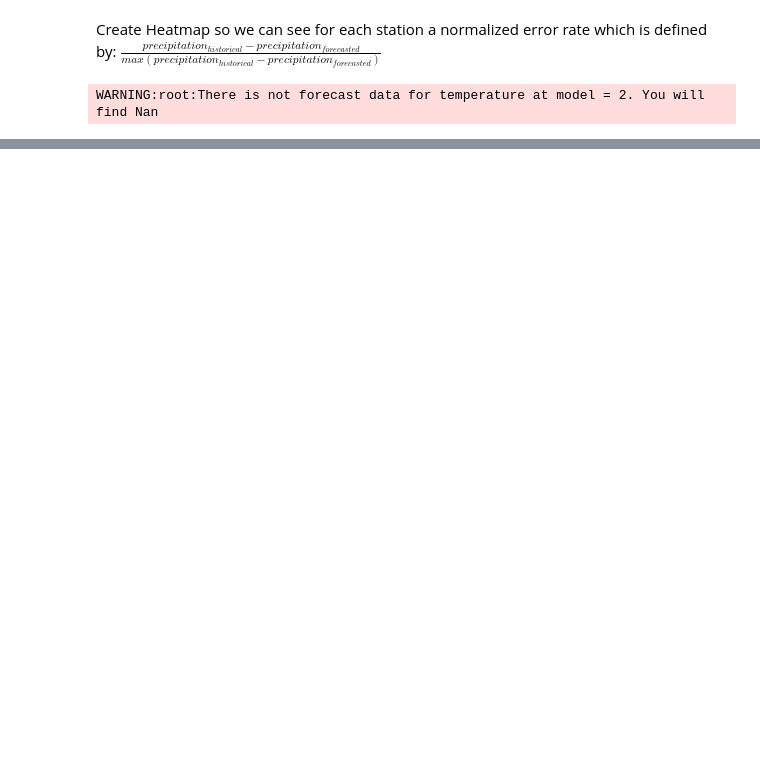
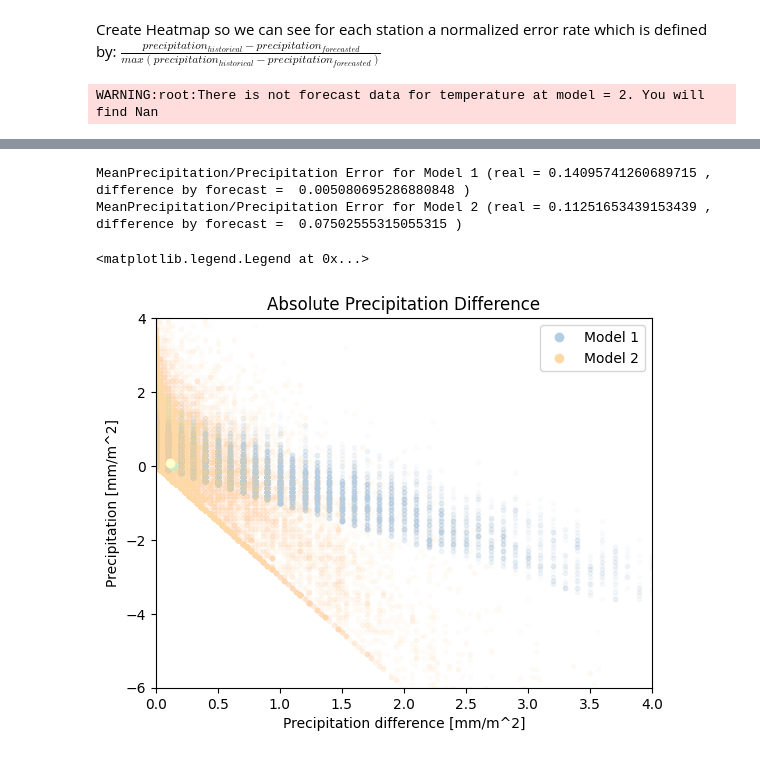
Before and after one commit to RobinU434/DataLiteracy, a Jupyter notebook: studies/11_01_24_LD_fig_BaWu_stations.ipynb, the cells around one changed output, grey strips where cells are left out. Drawn from its saved outputs; the diff is of its cells as text; code cells hidden in the pictures; blank space fills up the shorter version.

```diff
--- a/studies/11_01_24_LD_fig_BaWu_stations.ipynb
+++ b/studies/11_01_24_LD_fig_BaWu_stations.ipynb
@@ -216,0 +247,56 @@ Name: precipitation_error, dtype: float64
+# %%
+#Precipitation to difference
+sorted_by_precipitation_m1 = merge1.sort_values("precipitation_real")
+sorted_by_precipitation_m2 = merge2.sort_values("precipitation_real")
+sorted_by_precipitation_m2["precipitation_real"]=sorted_by_precipitation_m2["precipitation_real"]/3
+sorted_by_precipitation_m2["precipitation_forecast"]=sorted_by_precipitation_m2["precipitation_forecast"]/3
+# %%
+fig, ax = plt.subplots()
+
+#plot sorted values
+ax.scatter(sorted_by_precipitation_m1["precipitation_real"],
+           sorted_by_precipitation_m1["precipitation_error"],
+           c= cmap_color(0.2),
+           alpha= 0.05,
+           label = "Model 1",
+           marker = ".")
+ax.scatter(sorted_by_precipitation_m2["precipitation_real"],
+           sorted_by_precipitation_m2["precipitation_error"],
+           c= cmap_color(0.5),
+           alpha= 0.05,
+           label="Model 2",
+           marker = ".")
+
+#Plot mean
+ax.scatter(sorted_by_precipitation_m1["precipitation_real"].mean(),
+           sorted_by_precipitation_m1["precipitation_error"].mean(),
+             c= cmap_color(0.3),marker = "o")
+ax.scatter(sorted_by_precipitation_m2["precipitation_real"].mean(),
+           sorted_by_precipitation_m2["precipitation_error"].mean(),
+             c= cmap_color(0.6), marker = "o")
+ax.set(xlabel = "Precipitation difference [mm/m^2]",
+       ylabel= "Precipitation [mm/m^2]",
+       title= "Absolute Precipitation Difference",
+       ylim = (-6,4),
+       xlim= (0,4))
+
+print("MeanPrecipitation/Precipitation Error for Model 1 (real =",
+      sorted_by_precipitation_m1["precipitation_real"].mean() ,
+      ", difference by forecast = ",
+      sorted_by_precipitation_m1["precipitation_error"].mean(), ")" )
+print("MeanPrecipitation/Precipitation Error for Model 2 (real =",
+      sorted_by_precipitation_m2["precipitation_real"].mean() ,
+      ", difference by forecast = ",
+      sorted_by_precipitation_m2["precipitation_error"].mean(), ")" )
+
+
+#Create Legend
+eight = mlines.Line2D([], [], color=cmap_color(0.2), marker='o', ls='', label='Model 1')
+nine = mlines.Line2D([], [], color=cmap_color(0.5), marker='o', ls='', label='Model 2')
+# etc etc
+plt.legend(handles=[eight, nine])
+# %% [output]
+MeanPrecipitation/Precipitation Error for Model 1 (real = 0.14095741260689715 , difference by forecast =  0.005080695286880848 )
+MeanPrecipitation/Precipitation Error for Model 2 (real = 0.11251653439153439 , difference by forecast =  0.07502555315055315 )
+<matplotlib.legend.Legend at 0x...>
+[figure, added]
```
Also changed, not shown: parts of 8 cells of this notebook, 3 other files.
